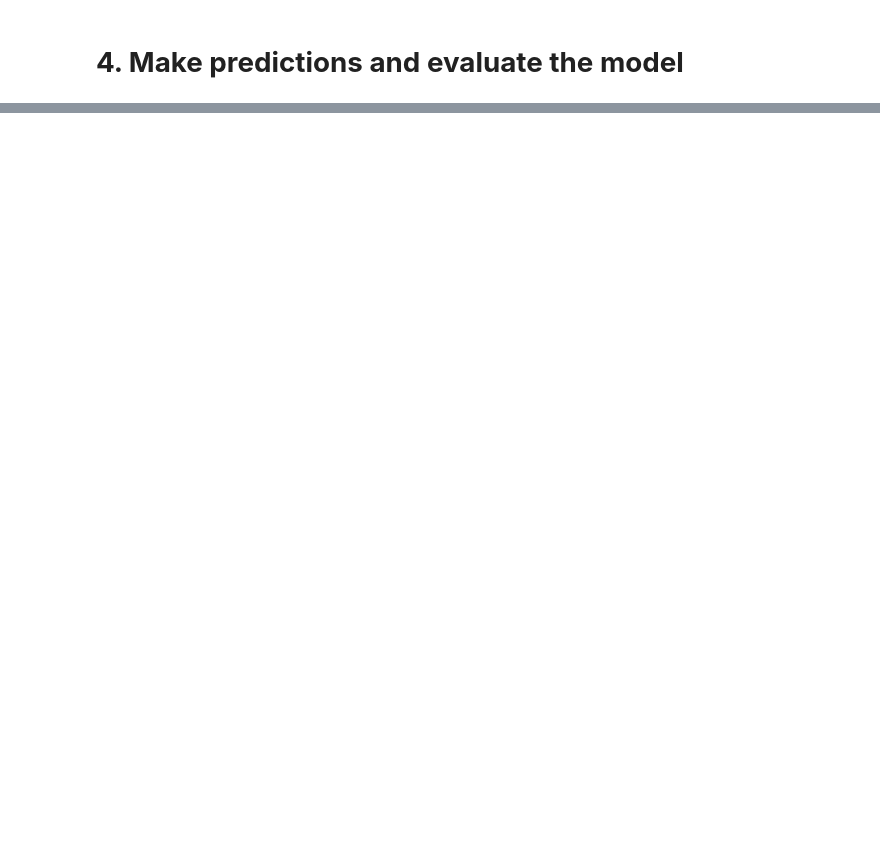
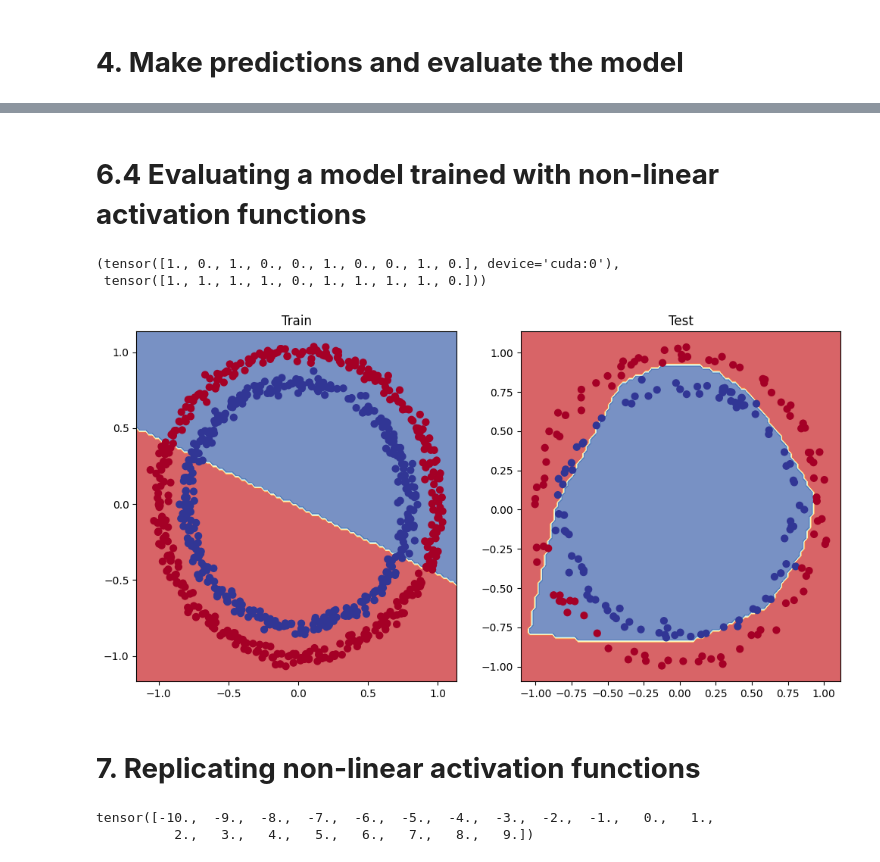
Before and after one commit to tanvircr7/meh, a Jupyter notebook: 02_CODE_pytorch_dbourke.ipynb, the cells around one changed output, grey strips where cells are left out. Cells and saved outputs as stored; diff of their text form; code cells hidden in the pictures; blank space fills up the shorter version.

```diff
--- a/02_CODE_pytorch_dbourke.ipynb
+++ b/02_CODE_pytorch_dbourke.ipynb
@@ -312,0 +578,13 @@ Epoch: 90 | Loss: 0.69796, Accuracy: 51.88% | Test loss: 0.69462, Test acc: 57.5
+# %%
+# Make and plot data
+import matplotlib.pyplot as plt
+from sklearn.datasets import make_circles
+
+n_samples = 1000
+
+X, y = make_circles(n_samples=1000,
+    noise=0.03,
+    random_state=42,
+)
+
+plt.scatter(X[:, 0], X[:, 1], c=y, cmap=plt.cm.RdBu);
@@ -312,0 +619,20 @@ Epoch: 90 | Loss: 0.69796, Accuracy: 51.88% | Test loss: 0.69462, Test acc: 57.5
+# %%
+# Build model with non-linear activation function
+from torch import nn
+class CircleModelV2(nn.Module):
+    def __init__(self):
+        super().__init__()
+        self.layer_1 = nn.Linear(in_features=2, out_features=10)
+        self.layer_2 = nn.Linear(in_features=10, out_features=10)
+        self.layer_3 = nn.Linear(in_features=10, out_features=1)
+        self.relu = nn.ReLU() # <- add in ReLU activation function
+        # Can also put sigmoid in the model
+        # This would mean you don't need to use it on the predictions
+        # self.sigmoid = nn.Sigmoid()
+
+    def forward(self, x):
+      # Intersperse the ReLU activation function between layers
+       return self.layer_3(self.relu(self.layer_2(self.relu(self.layer_1(x)))))
+
+model_3 = CircleModelV2().to(device)
+print(model_3)
@@ -312,0 +705,31 @@ Epoch: 90 | Loss: 0.69796, Accuracy: 51.88% | Test loss: 0.69462, Test acc: 57.5
+# %% [markdown]
+# **6.4 Evaluating a model trained with non-linear activation functions**
+# %%
+# Make predictions
+model_3.eval()
+with torch.inference_mode():
+    y_preds = torch.round(torch.sigmoid(model_3(X_test))).squeeze()
+y_preds[:10], y[:10] # want preds in same format as truth labels
+# %% [output]
+(tensor([1., 0., 1., 0., 0., 1., 0., 0., 1., 0.], device='cuda:0'),
+ tensor([1., 1., 1., 1., 0., 1., 1., 1., 1., 0.]))
+# %%
+# Plot decision boundaries for training and test sets
+plt.figure(figsize=(12, 6))
+plt.subplot(1, 2, 1)
+plt.title("Train")
+plot_decision_boundary(model_1, X_train, y_train) # model_1 = no non-linearity
+plt.subplot(1, 2, 2)
+plt.title("Test")
+plot_decision_boundary(model_3, X_test, y_test) # model_3 = has non-linearity
+# %% [output]
+[figure, added]
+# %% [markdown]
+# **7. Replicating non-linear activation functions**
+# %%
+# Create a toy tensor (similar to the data going into our model(s))
+A = torch.arange(-10, 10, 1, dtype=torch.float32)
+A
+# %% [output]
+tensor([-10.,  -9.,  -8.,  -7.,  -6.,  -5.,  -4.,  -3.,  -2.,  -1.,   0.,   1.,
+          2.,   3.,   4.,   5.,   6.,   7.,   8.,   9.])
```
Also changed, not shown: parts of 57 cells of this notebook.
